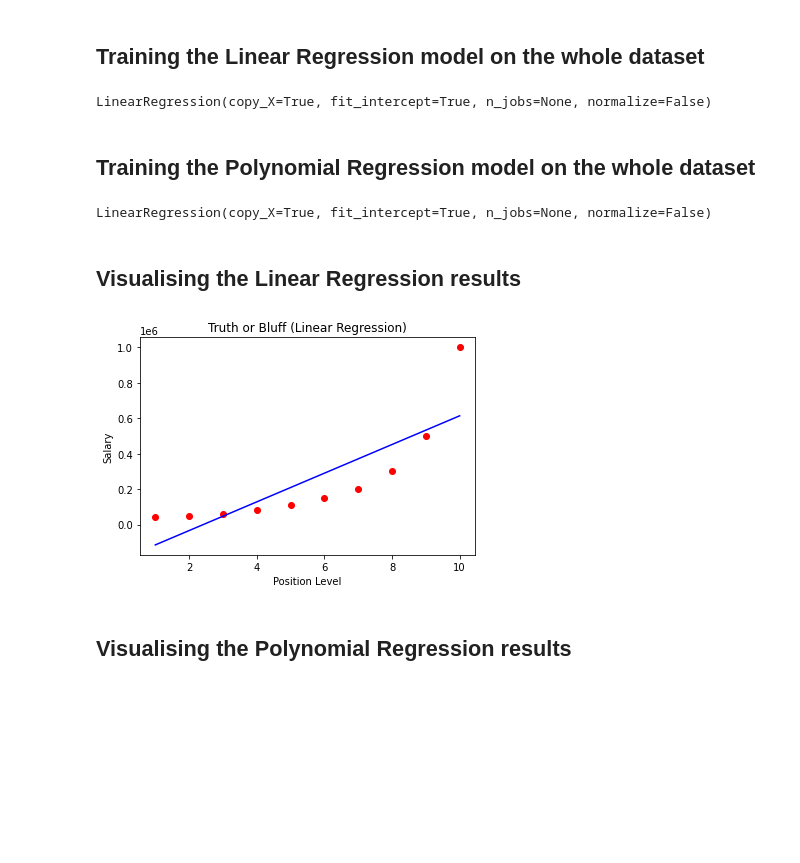
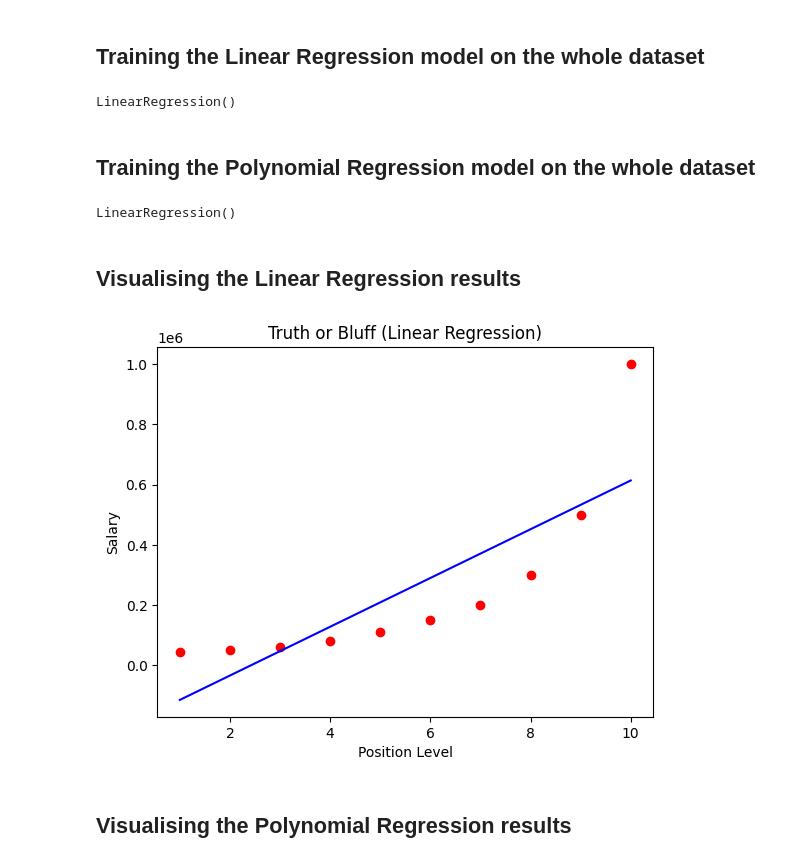
Before and after one commit to alaminskofficial/machine-learning, a Jupyter notebook: polynomial_regression.ipynb, the cells around one changed output. Cells and saved outputs as stored; diff of their text form; code cells hidden in the pictures; blank space fills up the shorter version.

Commit message:
non linear regression model

```diff
--- a/polynomial_regression.ipynb
+++ b/polynomial_regression.ipynb
@@ -12,5 +12,5 @@ import pandas as pd
 ## Importing the dataset
 # %%
 dataset = pd.read_csv('Position_Salaries.csv')
-X = dataset.iloc[:, 1:-1].values
+x = dataset.iloc[:, 1:-1].values
 y = dataset.iloc[:, -1].values
@@ -19,30 +35,30 @@ y = dataset.iloc[:, -1].values
 # %%
 from sklearn.linear_model import LinearRegression
 lin_reg = LinearRegression()
-lin_reg.fit(X, y)
+lin_reg.fit(x, y)
 # %% [output]
-LinearRegression(copy_X=True, fit_intercept=True, n_jobs=None, normalize=False)
+LinearRegression()
 # %% [markdown]
 ## Training the Polynomial Regression model on the whole dataset
 # %%
 from sklearn.preprocessing import PolynomialFeatures
 poly_reg = PolynomialFeatures(degree = 4)
-X_poly = poly_reg.fit_transform(X)
+x_poly = poly_reg.fit_transform(x)
 lin_reg_2 = LinearRegression()
-lin_reg_2.fit(X_poly, y)
+lin_reg_2.fit(x_poly, y)
 # %% [output]
-LinearRegression(copy_X=True, fit_intercept=True, n_jobs=None, normalize=False)
+LinearRegression()
 # %% [markdown]
 ## Visualising the Linear Regression results
 # %%
-plt.scatter(X, y, color = 'red')
-plt.plot(X, lin_reg.predict(X), color = 'blue')
+plt.scatter(x, y, color = 'red')
+plt.plot(x, lin_reg.predict(x), color = 'blue')
 plt.title('Truth or Bluff (Linear Regression)')
 plt.xlabel('Position Level')
 plt.ylabel('Salary')
 plt.show()
 # %% [output]
-[figure, old version]
+[figure, new version]
 # %% [markdown]
 ## Visualising the Polynomial Regression results
 # %%
```
Also changed, not shown: parts of 3 cells of this notebook.
